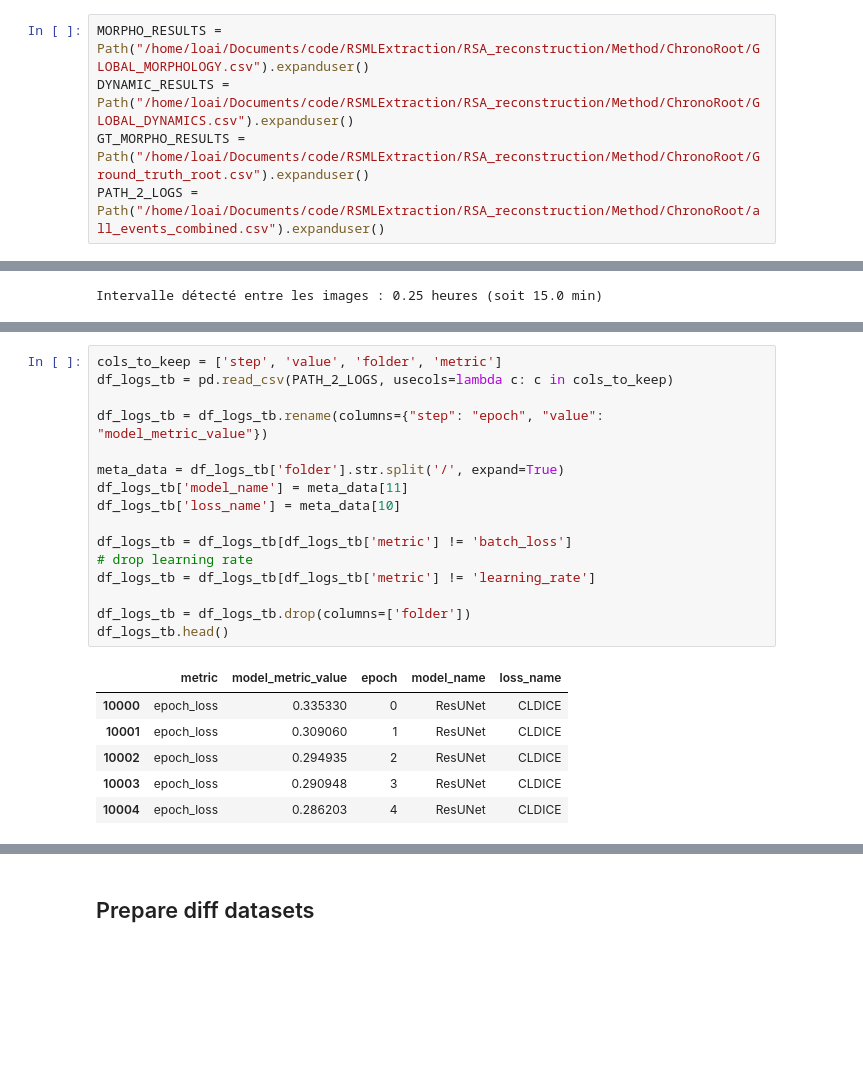
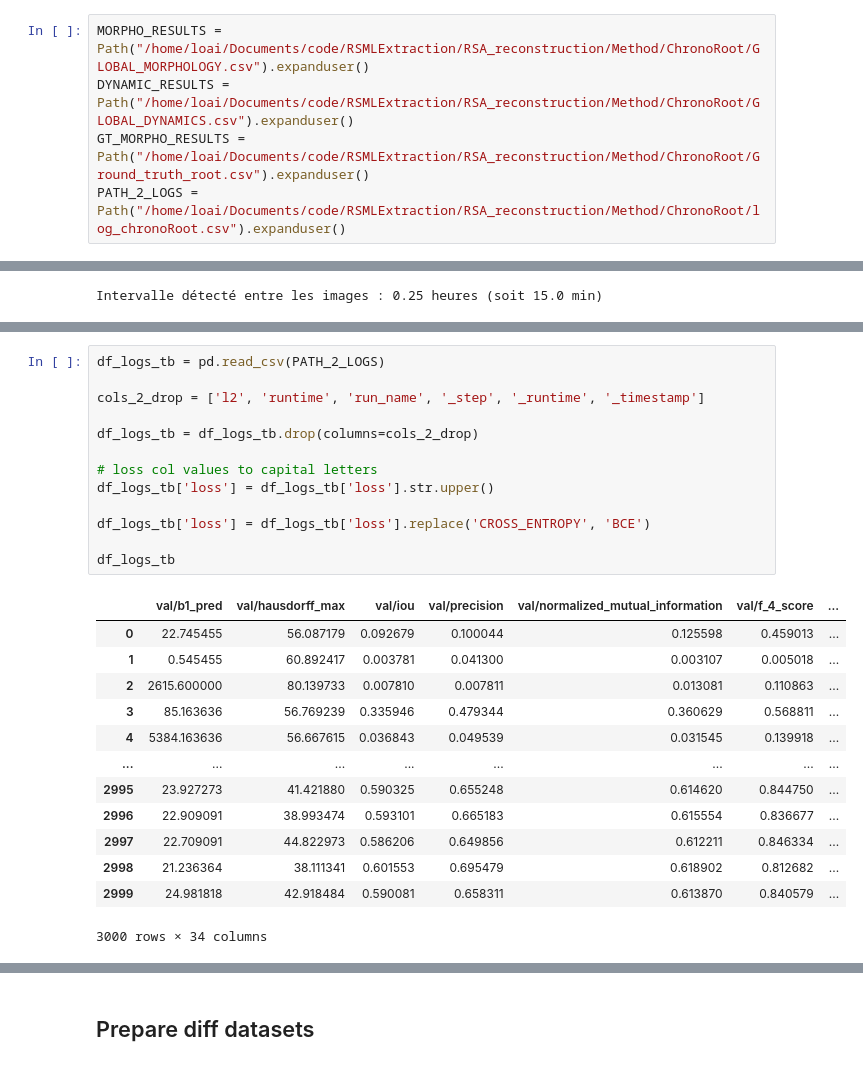
Before and after one commit to Money-eng/ChronoRoot, a Jupyter notebook: Metrics_analysis.ipynb, the cells around one changed output, grey strips where cells are left out. Saved outputs shown, nothing was run; the diff lists cells and outputs as text; blank space fills up the shorter version.

```diff
--- a/Metrics_analysis.ipynb
+++ b/Metrics_analysis.ipynb
@@ -23,7 +24,7 @@ plt.rcParams.update({
 MORPHO_RESULTS = Path("/home/loai/Documents/code/RSMLExtraction/RSA_reconstruction/Method/ChronoRoot/GLOBAL_MORPHOLOGY.csv").expanduser()
 DYNAMIC_RESULTS = Path("/home/loai/Documents/code/RSMLExtraction/RSA_reconstruction/Method/ChronoRoot/GLOBAL_DYNAMICS.csv").expanduser()
 GT_MORPHO_RESULTS = Path("/home/loai/Documents/code/RSMLExtraction/RSA_reconstruction/Method/ChronoRoot/Ground_truth_root.csv").expanduser()
-PATH_2_LOGS = Path("/home/loai/Documents/code/RSMLExtraction/RSA_reconstruction/Method/ChronoRoot/all_events_combined.csv").expanduser()
+PATH_2_LOGS = Path("/home/loai/Documents/code/RSMLExtraction/RSA_reconstruction/Method/ChronoRoot/log_chronoRoot.csv").expanduser()
 # %% [markdown]
 ## Loading database
 # %%
@@ -115,23 +120,27 @@ df_ground_truth.head()
 # %%
-cols_to_keep = ['step', 'value', 'folder', 'metric']
-df_logs_tb = pd.read_csv(PATH_2_LOGS, usecols=lambda c: c in cols_to_keep)
+df_logs_tb = pd.read_csv(PATH_2_LOGS)
 
-df_logs_tb = df_logs_tb.rename(columns={"step": "epoch", "value": "model_metric_value"})
+cols_2_drop = ['l2', 'runtime', 'run_name', '_step', '_runtime', '_timestamp']
 
-meta_data = df_logs_tb['folder'].str.split('/', expand=True)
-df_logs_tb['model_name'] = meta_data[11]
-df_logs_tb['loss_name'] = meta_data[10]
+df_logs_tb = df_logs_tb.drop(columns=cols_2_drop)
 
-df_logs_tb = df_logs_tb[df_logs_tb['metric'] != 'batch_loss']
-# drop learning rate
-df_logs_tb = df_logs_tb[df_logs_tb['metric'] != 'learning_rate']
+# loss col values to capital letters
+df_logs_tb['loss'] = df_logs_tb['loss'].str.upper()
 
-df_logs_tb = df_logs_tb.drop(columns=['folder'])
-df_logs_tb.head()
+df_logs_tb['loss'] = df_logs_tb['loss'].replace('CROSS_ENTROPY', 'BCE')
+
+df_logs_tb
 # %% [output]
-|  | metric | model_metric_value | epoch | model_name | loss_name |
-| 10000 | epoch_loss | 0.335330 | 0 | ResUNet | CLDICE |
-| 10001 | epoch_loss | 0.309060 | 1 | ResUNet | CLDICE |
-| 10002 | epoch_loss | 0.294935 | 2 | ResUNet | CLDICE |
-| 10003 | epoch_loss | 0.290948 | 3 | ResUNet | CLDICE |
-| 10004 | epoch_loss | 0.286203 | 4 | ResUNet | CLDICE |
+|  | val/b1_pred | val/hausdorff_max | val/iou | val/precision | val/normalized_mutual_information | val/f_4_score | ... |
+| 0 | 22.745455 | 56.087179 | 0.092679 | 0.100044 | 0.125598 | 0.459013 | ... |
+| 1 | 0.545455 | 60.892417 | 0.003781 | 0.041300 | 0.003107 | 0.005018 | ... |
+| 2 | 2615.600000 | 80.139733 | 0.007810 | 0.007811 | 0.013081 | 0.110863 | ... |
+| 3 | 85.163636 | 56.769239 | 0.335946 | 0.479344 | 0.360629 | 0.568811 | ... |
+| 4 | 5384.163636 | 56.667615 | 0.036843 | 0.049539 | 0.031545 | 0.139918 | ... |
+| ... | ... | ... | ... | ... | ... | ... | ... |
+| 2995 | 23.927273 | 41.421880 | 0.590325 | 0.655248 | 0.614620 | 0.844750 | ... |
+| 2996 | 22.909091 | 38.993474 | 0.593101 | 0.665183 | 0.615554 | 0.836677 | ... |
+| 2997 | 22.709091 | 44.822973 | 0.586206 | 0.649856 | 0.612211 | 0.846334 | ... |
+| 2998 | 21.236364 | 38.111341 | 0.601553 | 0.695479 | 0.618902 | 0.812682 | ... |
+| 2999 | 24.981818 | 42.918484 | 0.590081 | 0.658311 | 0.613870 | 0.840579 | ... |
+3000 rows × 34 columns
```
Also changed, not shown: parts of 60 cells of this notebook, 10 other files.
